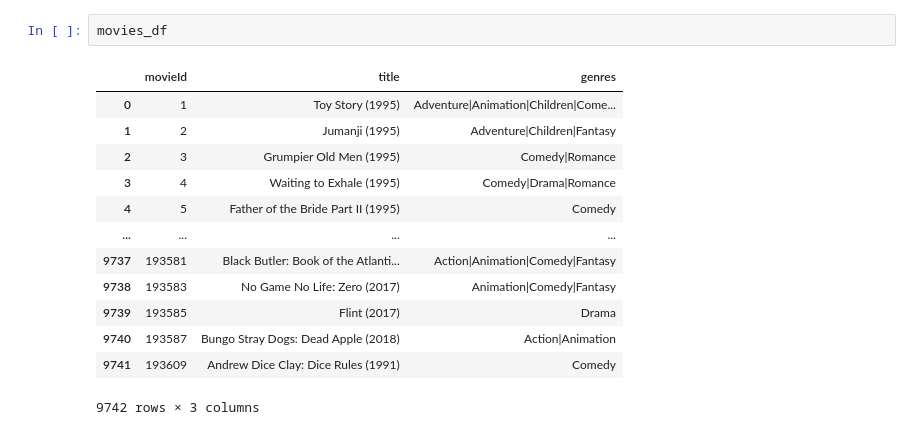
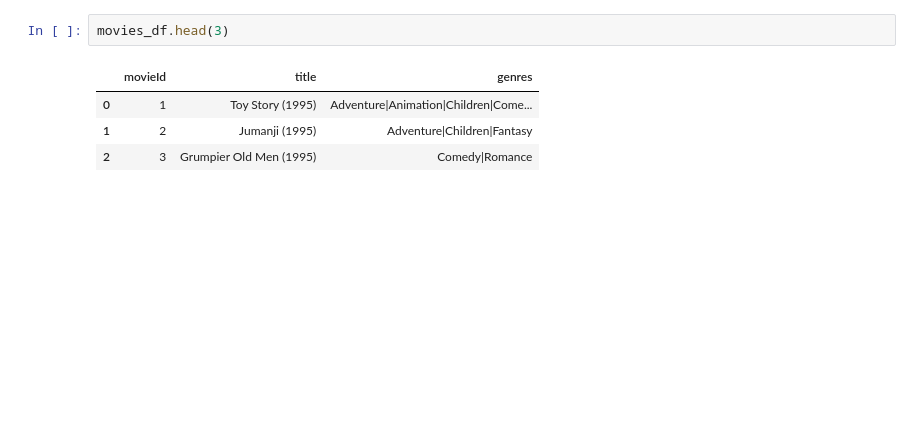
Before and after one commit to dieguim-ifsp-posCD/D1AED, a Jupyter notebook: avaliacoes/20210513-avaliacao01/AED-movie-lens-small.ipynb, the cells around one changed output. Cells and saved outputs as stored; diff of their text form; blank space fills up the shorter version.

```diff
--- a/avaliacoes/20210513-avaliacao01/AED-movie-lens-small.ipynb
+++ b/avaliacoes/20210513-avaliacao01/AED-movie-lens-small.ipynb
@@ -26,16 +108,7 @@ links_df
 # %%
-movies_df
+movies_df.head(3)
 # %% [output]
 |  | movieId | title | genres |
 | 0 | 1 | Toy Story (1995) | Adventure|Animation|Children|Come... |
 | 1 | 2 | Jumanji (1995) | Adventure|Children|Fantasy |
 | 2 | 3 | Grumpier Old Men (1995) | Comedy|Romance |
-| 3 | 4 | Waiting to Exhale (1995) | Comedy|Drama|Romance |
-| 4 | 5 | Father of the Bride Part II (1995) | Comedy |
-| ... | ... | ... | ... |
-| 9737 | 193581 | Black Butler: Book of the Atlanti... | Action|Animation|Comedy|Fantasy |
-| 9738 | 193583 | No Game No Life: Zero (2017) | Animation|Comedy|Fantasy |
-| 9739 | 193585 | Flint (2017) | Drama |
-| 9740 | 193587 | Bungo Stray Dogs: Dead Apple (2018) | Action|Animation |
-| 9741 | 193609 | Andrew Dice Clay: Dice Rules (1991) | Comedy |
-9742 rows × 3 columns
```
Also changed, not shown: parts of 72 cells of this notebook, 2 other files.
